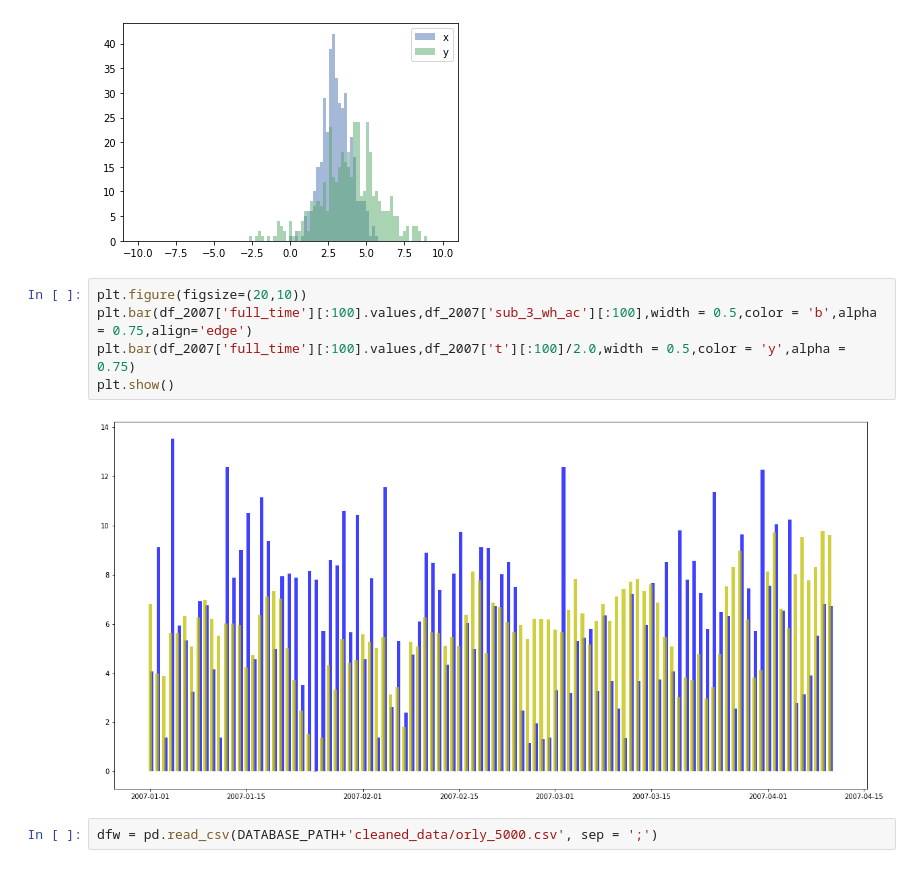
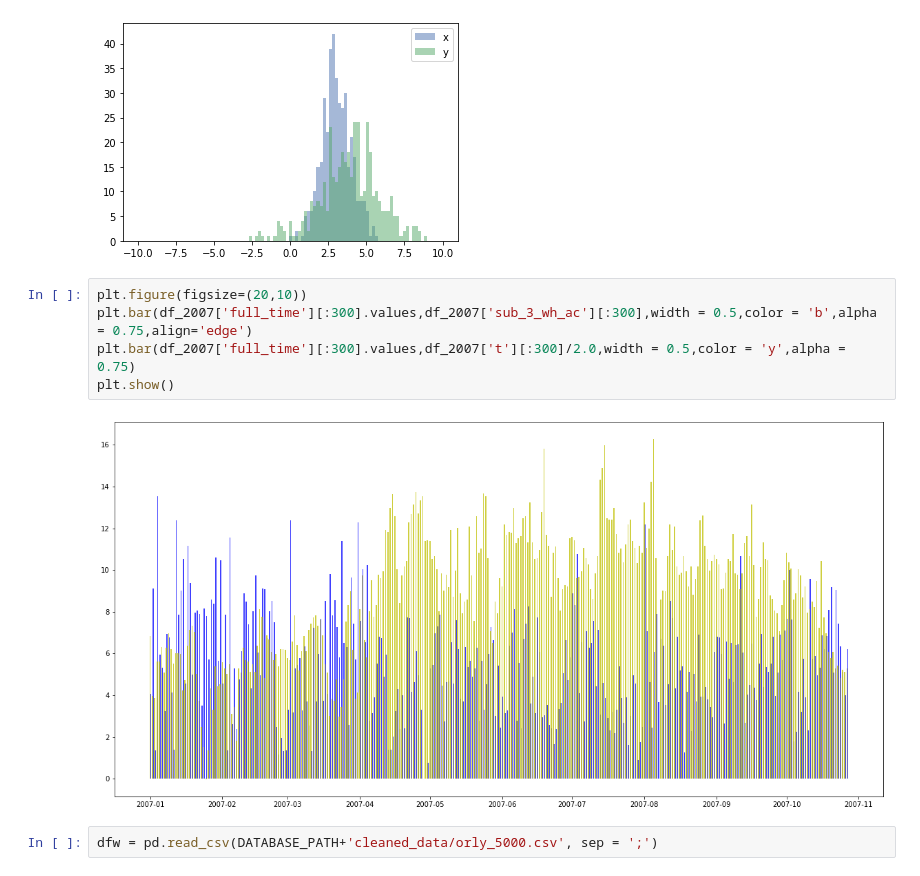
Before and after one commit to lu-kong/PI_INF442, a Jupyter notebook: Lu_test_scripts.ipynb, the cells around one changed output. Drawn from its saved outputs; the diff is of its cells as text.

```diff
--- a/Lu_test_scripts.ipynb
+++ b/Lu_test_scripts.ipynb
@@ -748,11 +748,11 @@ pyplot.show()
 [figure]
 # %%
 plt.figure(figsize=(20,10))
-plt.bar(df_2007['full_time'][:100].values,df_2007['sub_3_wh_ac'][:100],width = 0.5,color = 'b',alpha = 0.75,align='edge')
-plt.bar(df_2007['full_time'][:100].values,df_2007['t'][:100]/2.0,width = 0.5,color = 'y',alpha = 0.75)
+plt.bar(df_2007['full_time'][:300].values,df_2007['sub_3_wh_ac'][:300],width = 0.5,color = 'b',alpha = 0.75,align='edge')
+plt.bar(df_2007['full_time'][:300].values,df_2007['t'][:300]/2.0,width = 0.5,color = 'y',alpha = 0.75)
 plt.show()
 # %% [output]
-[figure, old version]
+[figure, new version]
 # %%
 dfw = pd.read_csv(DATABASE_PATH+'cleaned_data/orly_5000.csv', sep = ';')
 # %%
```
Also changed, not shown: 6 other files.
